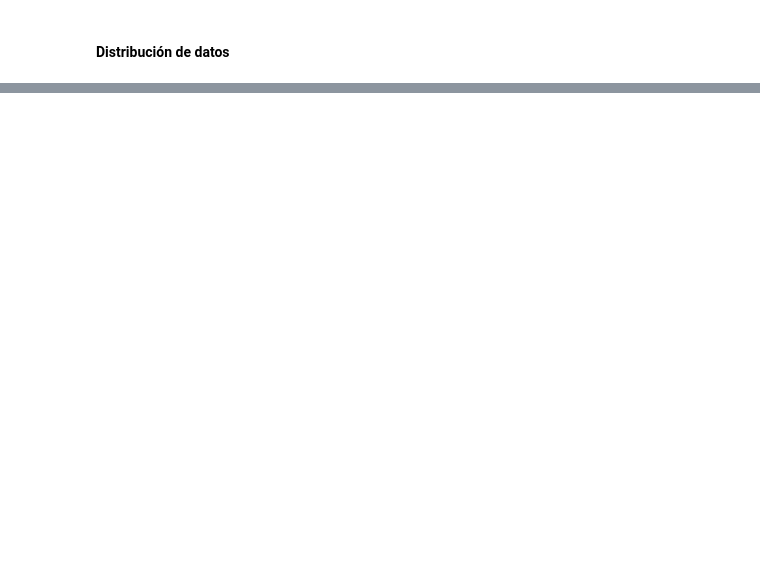
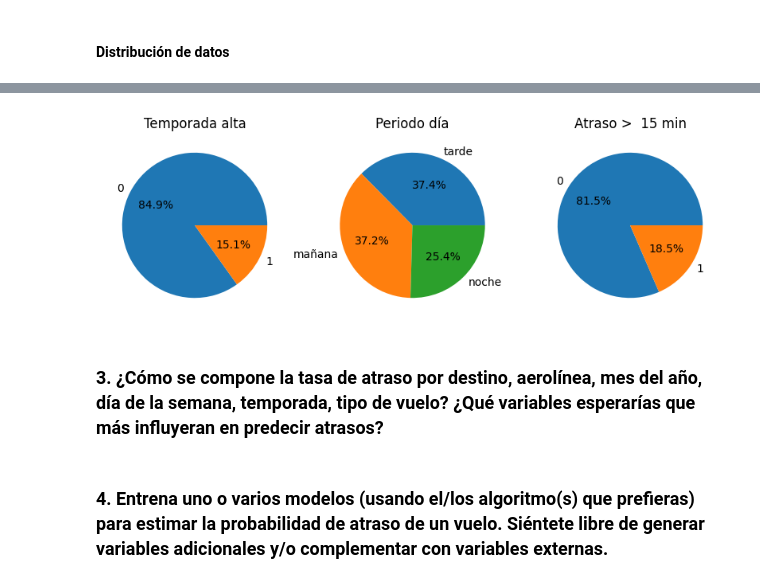
Before and after one commit to sebalopsa/latam-challenge, a Jupyter notebook: solution.ipynb, the cells around one changed output, grey strips where cells are left out. Cells and saved outputs as stored; diff of their text form; code cells hidden in the pictures; blank space fills up the shorter version.

```diff
--- a/solution.ipynb
+++ b/solution.ipynb
@@ -132,0 +136,43 @@ plt.show()
+# %%
+def is_summer(date):
+    return (date >='2017-12-15') & (date<='2017-3-3')
+
+def is_winter(date):
+    return (date >='2017-07-15') & (date<='2017-07-31')
+
+def is_september(date):
+    return (date >='2017-09-11') & (date<='2017-09-31')
+
+def is_morning(date):
+    return (pd.to_datetime(date).dt.time >= time(5,0)) & (pd.to_datetime(date).dt.time <= time(11,59))
+
+def is_afternoon(date):
+    return (pd.to_datetime(date).dt.time >= time(12,0)) & (pd.to_datetime(date).dt.time <= time(18,59))
+
+def is_night(date):
+    return (pd.to_datetime(date).dt.time >= time(19,0)) | (pd.to_datetime(date).dt.time <= time(4,59))
+
+def add_syntethic_features(df):
+    df2 = df.copy()
+    df2['temporada_alta'] = np.where(is_summer(df['Fecha-I']) | is_winter(df['Fecha-I']) | is_september(df['Fecha-I']), 1, 0)
+    df2['dif_min'] = (pd.to_datetime(df['Fecha-O']) - pd.to_datetime(df['Fecha-I'])).astype('timedelta64[m]')
+    df2['atraso_15'] = np.where(df2['dif_min']>15, 1, 0)
+    df2.loc[is_morning(df['Fecha-I']), 'periodo_dia'] = 'mañana'
+    df2.loc[is_afternoon(df['Fecha-I']), 'periodo_dia'] = 'tarde'
+    df2.loc[is_night(df['Fecha-I']), 'periodo_dia'] = 'noche'
+
+    return df2
+# %%
+df_synthetic = add_syntethic_features(df)
+
+fig, ax = plt.subplots(1,3)
+fig.set_size_inches(10,3)
+plt.subplots_adjust(hspace = 1)
+
+df_synthetic['temporada_alta'].value_counts().plot(kind='pie', ylabel='',autopct='%1.1f%%', ax=ax[0],title="Temporada alta")
+df_synthetic['periodo_dia'].value_counts().plot(kind='pie', ylabel='',autopct='%1.1f%%',ax= ax[1],title="Periodo día")
+df_synthetic['atraso_15'].value_counts().plot(kind='pie', ylabel='',autopct='%1.1f%%',ax= ax[2],title="Atraso >  15 min")
+
+plt.show()
+# %% [output]
+[figure, added]
@@ -132,0 +181,4 @@ plt.show()
+# %% [markdown]
+### 3. ¿Cómo se compone la tasa de atraso por destino, aerolínea, mes del año, día de la semana, temporada, tipo de vuelo? ¿Qué variables esperarías que más influyeran en predecir atrasos?
+# %% [markdown]
+### 4. Entrena uno o varios modelos (usando el/los algoritmo(s) que prefieras) para estimar la probabilidad de atraso de un vuelo. Siéntete libre de generar variables adicionales y/o complementar con variables externas.
```
Also changed, not shown: parts of 26 cells of this notebook, 1 other file.
